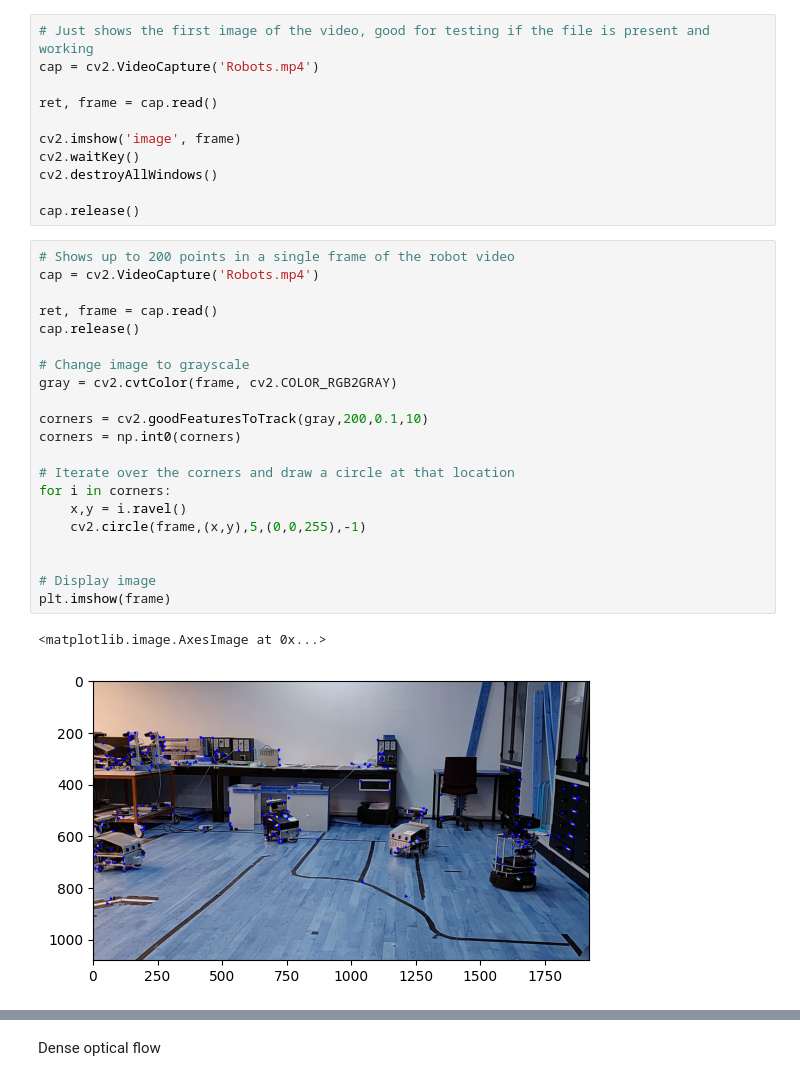
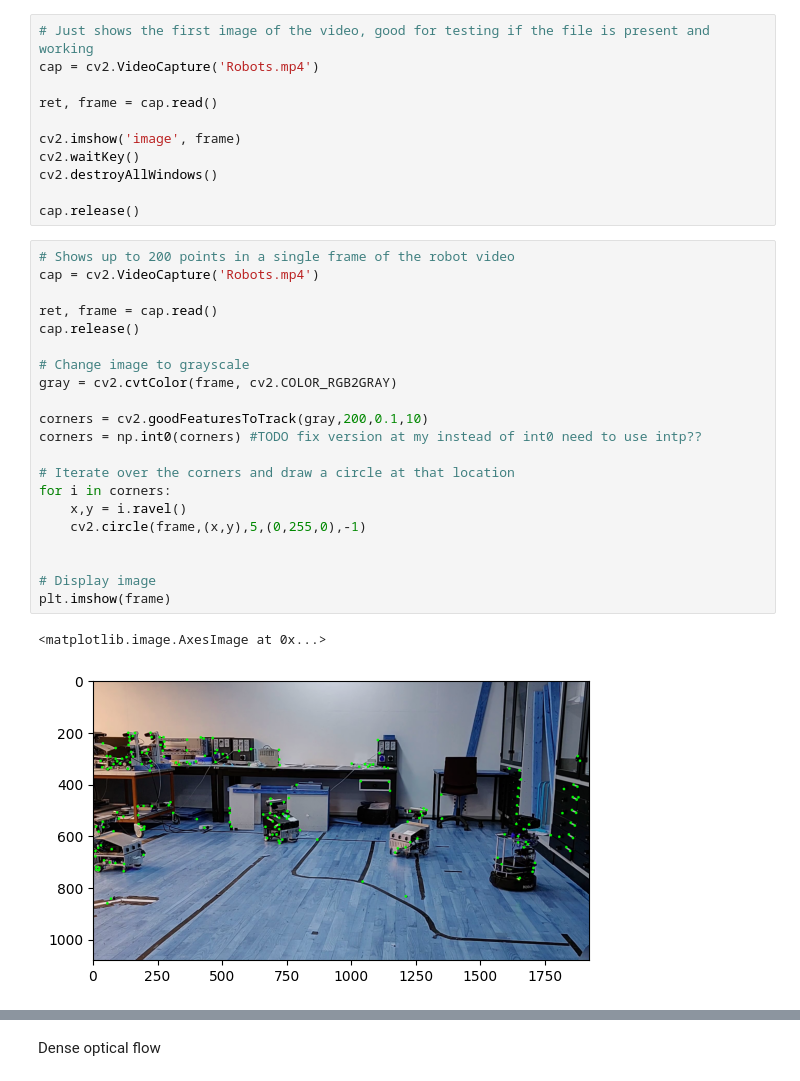
Before and after one commit to WojtekWla/perception-for-autonomous-systems, a Jupyter notebook: week_2/group22_week2.ipynb, the cells around one changed output, grey strips where cells are left out. Drawn from its saved outputs; the diff is of its cells as text.

Commit message:
Removed apples, changed colors to green for more visibility, added 2nd version for sparse optical flow

```diff
--- a/week_2/group22_week2.ipynb
+++ b/week_2/group22_week2.ipynb
@@ -18,27 +18,27 @@ cap.release()
 # %%
 # Shows up to 200 points in a single frame of the robot video
 cap = cv2.VideoCapture('Robots.mp4')
 
 ret, frame = cap.read()
 cap.release()
 
 # Change image to grayscale
 gray = cv2.cvtColor(frame, cv2.COLOR_RGB2GRAY)
 
 corners = cv2.goodFeaturesToTrack(gray,200,0.1,10)
-corners = np.int0(corners)
+corners = np.int0(corners) #TODO fix version at my instead of int0 need to use intp??
 
 # Iterate over the corners and draw a circle at that location
 for i in corners:
     x,y = i.ravel()
-    cv2.circle(frame,(x,y),5,(0,0,255),-1)
+    cv2.circle(frame,(x,y),5,(0,255,0),-1)
 
 
 # Display image
 plt.imshow(frame)
 # %% [output]
 <matplotlib.image.AxesImage at 0x...>
-[figure, old version]
+[figure, new version]
 # %%
 cap = cv2.VideoCapture('Robots.mp4')
 
```
Also changed, not shown: parts of 3 cells of this notebook, 1 other file.
